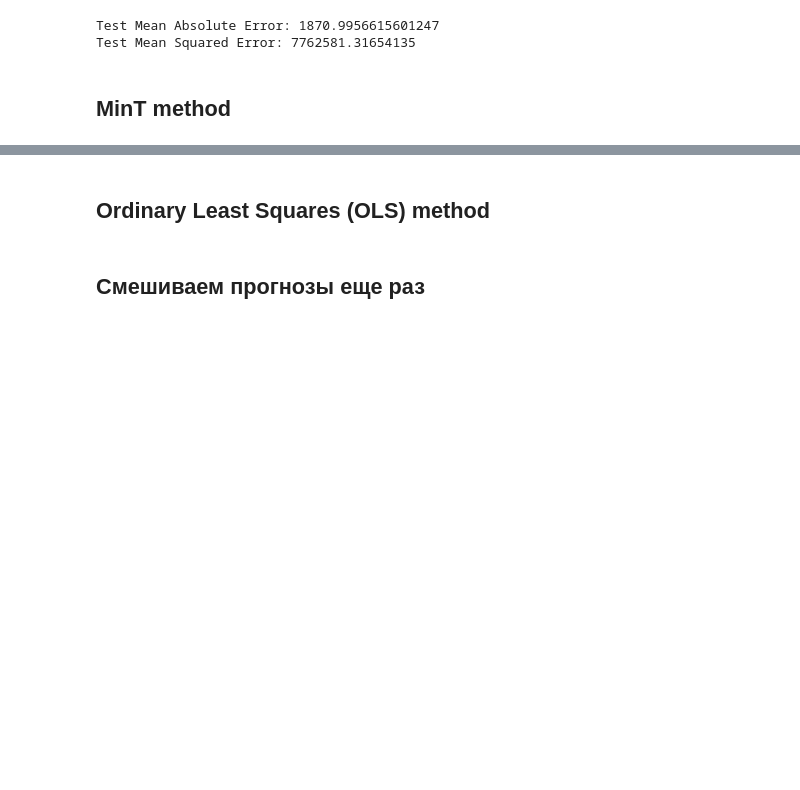
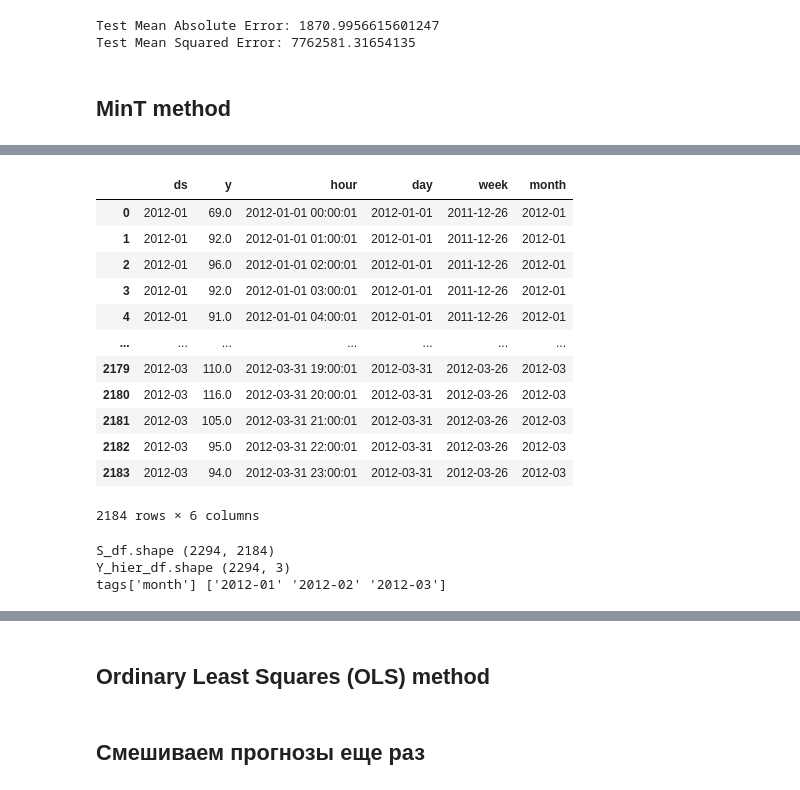
Before and after one commit to elineii/TimeSeriesMasters2023, a Jupyter notebook: experiments/Hierarchical_series_zuikova.ipynb, the cells around one changed output, grey strips where cells are left out. Saved outputs shown, nothing was run; the diff lists cells and outputs as text; code cells hidden in the pictures; blank space fills up the shorter version.

Commit message:
add some hierarchical structure\

```diff
--- a/experiments/Hierarchical_series_zuikova.ipynb
+++ b/experiments/Hierarchical_series_zuikova.ipynb
@@ -312,0 +429,34 @@ from hierarchicalforecast.evaluation import HierarchicalEvaluation
+# %%
+df_reduced = df_reduced.rename(columns={'value':'y', 'date':'ds'})
+df_reduced
+# %% [output]
+|  | ds | y | hour | day | week | month |
+| 0 | 2012-01 | 69.0 | 2012-01-01 00:00:01 | 2012-01-01 | 2011-12-26 | 2012-01 |
+| 1 | 2012-01 | 92.0 | 2012-01-01 01:00:01 | 2012-01-01 | 2011-12-26 | 2012-01 |
+| 2 | 2012-01 | 96.0 | 2012-01-01 02:00:01 | 2012-01-01 | 2011-12-26 | 2012-01 |
+| 3 | 2012-01 | 92.0 | 2012-01-01 03:00:01 | 2012-01-01 | 2011-12-26 | 2012-01 |
+| 4 | 2012-01 | 91.0 | 2012-01-01 04:00:01 | 2012-01-01 | 2011-12-26 | 2012-01 |
+| ... | ... | ... | ... | ... | ... | ... |
+| 2179 | 2012-03 | 110.0 | 2012-03-31 19:00:01 | 2012-03-31 | 2012-03-26 | 2012-03 |
+| 2180 | 2012-03 | 116.0 | 2012-03-31 20:00:01 | 2012-03-31 | 2012-03-26 | 2012-03 |
+| 2181 | 2012-03 | 105.0 | 2012-03-31 21:00:01 | 2012-03-31 | 2012-03-26 | 2012-03 |
+| 2182 | 2012-03 | 95.0 | 2012-03-31 22:00:01 | 2012-03-31 | 2012-03-26 | 2012-03 |
+| 2183 | 2012-03 | 94.0 | 2012-03-31 23:00:01 | 2012-03-31 | 2012-03-26 | 2012-03 |
+2184 rows × 6 columns
+# %%
+# Create hierarchical structure and constraints
+hierarchy_levels = [
+    ['month'],
+    ['month', 'week'],
+    ['month', 'week', 'day'],
+    ['month', 'week', 'day', 'hour']
+  ]
+Y_hier_df, S_df, tags = aggregate(df=df_reduced, spec=hierarchy_levels)
+Y_hier_df = Y_hier_df.reset_index()
+print('S_df.shape', S_df.shape)
+print('Y_hier_df.shape', Y_hier_df.shape)
+print("tags['month']", tags['month'])
+# %% [output]
+S_df.shape (2294, 2184)
+Y_hier_df.shape (2294, 3)
+tags['month'] ['2012-01' '2012-02' '2012-03']
```
Also changed, not shown: parts of 14 cells of this notebook.
